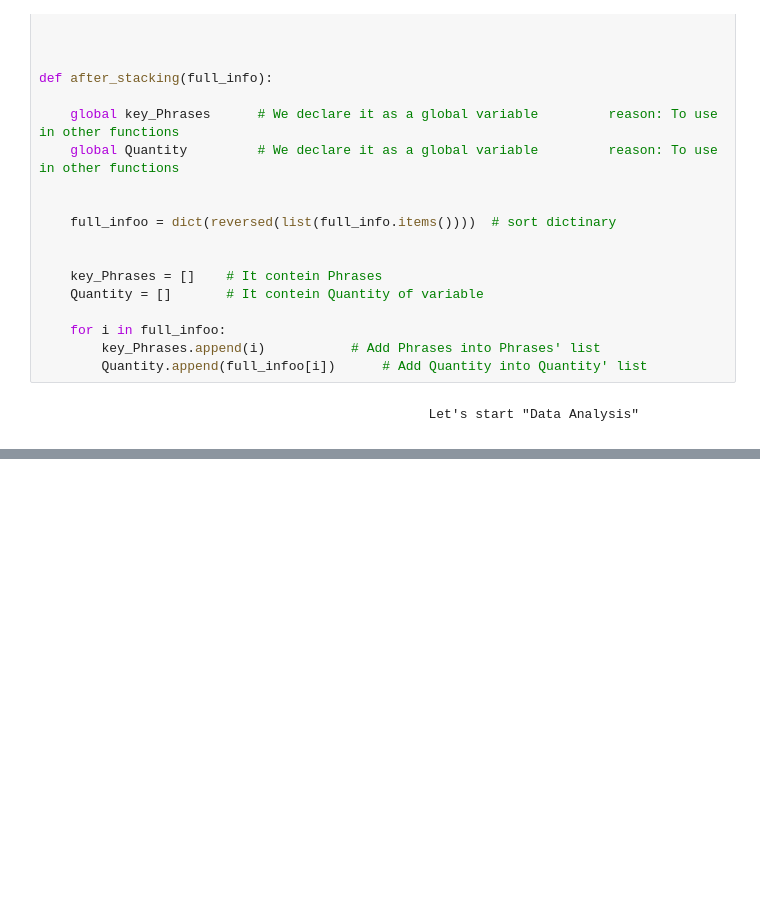
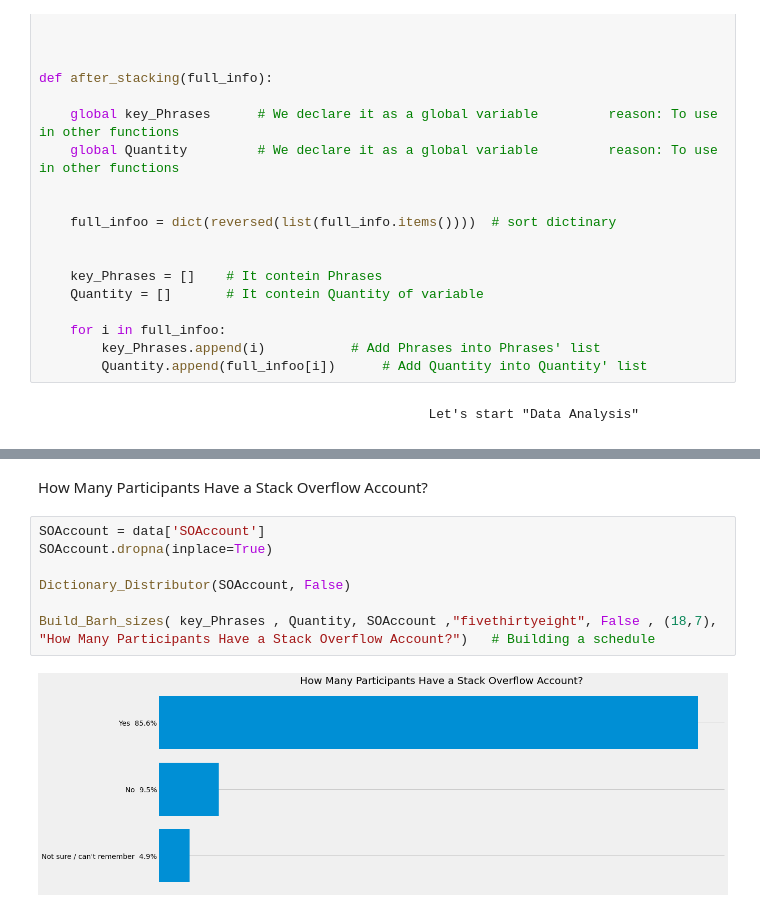
Before and after one commit to anri-Tvalabeishvili/Stackoverflow-Survey-Analysis, a Jupyter notebook: Community_Analyzed_Data.ipynb, the cells around one changed output, grey strips where cells are left out. Cells and saved outputs as stored; diff of their text form; blank space fills up the shorter version.

```diff
--- a/Community_Analyzed_Data.ipynb
+++ b/Community_Analyzed_Data.ipynb
@@ -440,0 +505,11 @@ def after_stacking(full_info):
+# %% [markdown]
+How Many Participants Have a Stack Overflow Account?
+# %%
+SOAccount = data['SOAccount']
+SOAccount.dropna(inplace=True)
+
+Dictionary_Distributor(SOAccount, False)
+
+Build_Barh_sizes( key_Phrases , Quantity, SOAccount ,"fivethirtyeight", False , (18,7), "How Many Participants Have a Stack Overflow Account?")   # Building a schedule
+# %% [output]
+[figure, added]
```
Also changed, not shown: parts of 26 cells of this notebook.
